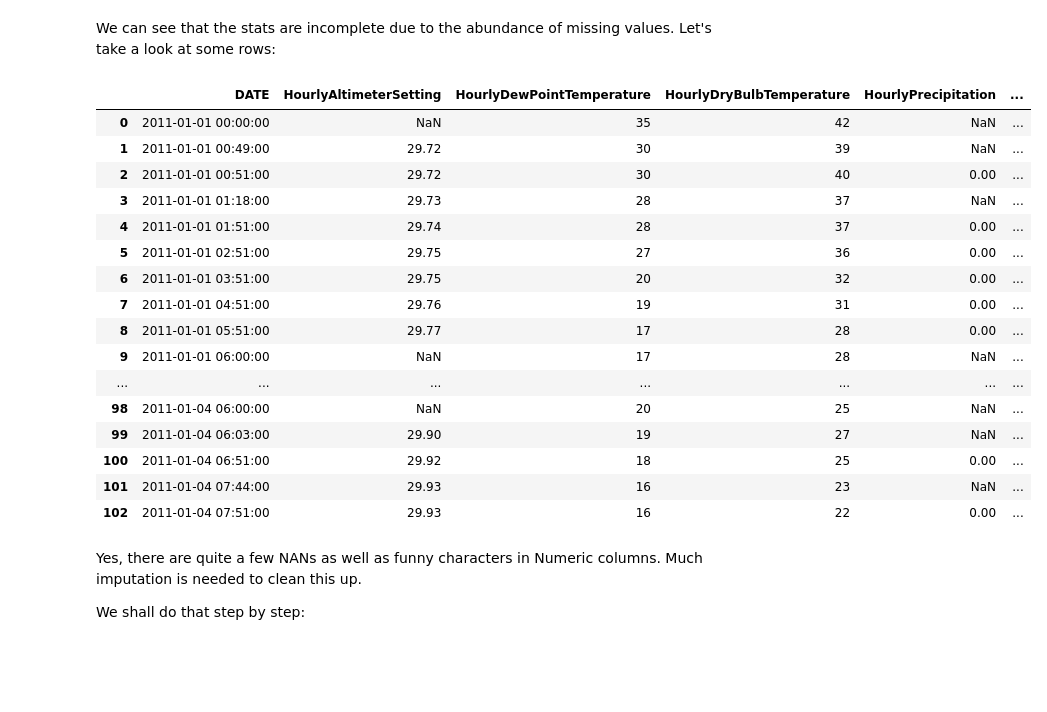
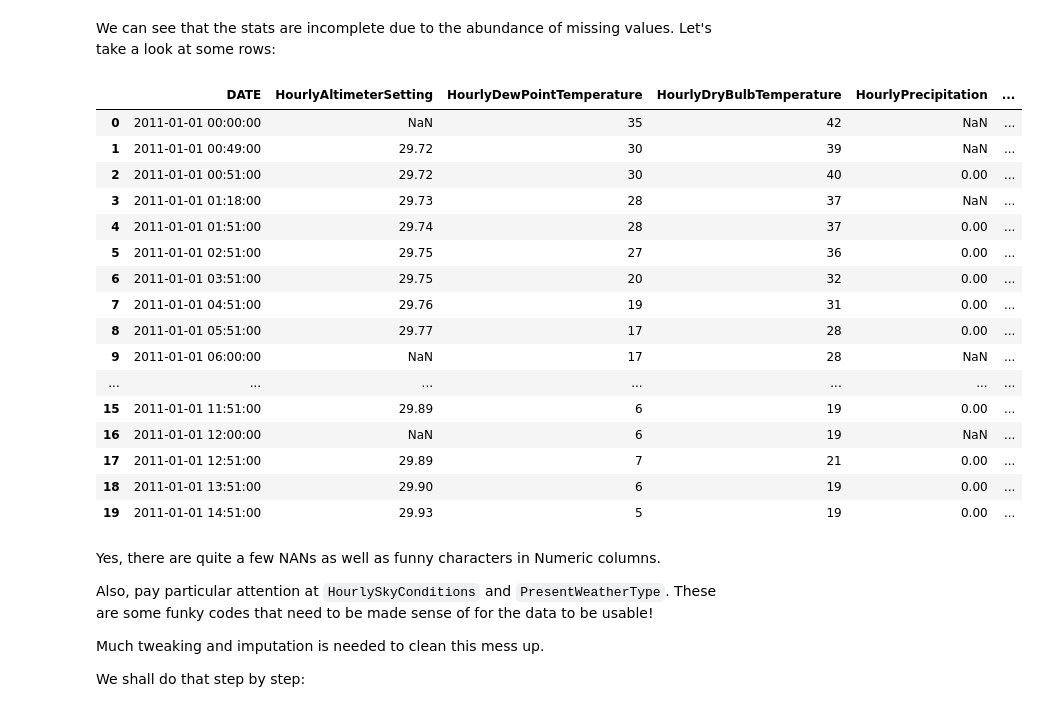
Before and after one commit to sergeypine/WeatherLearner, a Jupyter notebook: data-processing/data-wrangling.ipynb, the cells around one changed output. Drawn from its saved outputs; the diff is of its cells as text; code cells hidden in the pictures; blank space fills up the shorter version.

Commit message:
Complete Data Wrangling Notebook

```diff
--- a/data-processing/data-wrangling.ipynb
+++ b/data-processing/data-wrangling.ipynb
@@ -78,27 +78,31 @@ raw_df.describe(include = 'all', datetime_is_numeric=True)
 We can see that the stats are incomplete due to the abundance of missing values. Let's take a look at some rows:
 # %%
 pd.set_option('display.max_rows', 100)
-raw_df.head(100)
+raw_df.head(20)
 # %% [output]
 |  | DATE | HourlyAltimeterSetting | HourlyDewPointTemperature | HourlyDryBulbTemperature | HourlyPrecipitation | ... |
 | 0 | 2011-01-01 00:00:00 | NaN | 35 | 42 | NaN | ... |
 | 1 | 2011-01-01 00:49:00 | 29.72 | 30 | 39 | NaN | ... |
 | 2 | 2011-01-01 00:51:00 | 29.72 | 30 | 40 | 0.00 | ... |
 | 3 | 2011-01-01 01:18:00 | 29.73 | 28 | 37 | NaN | ... |
 | 4 | 2011-01-01 01:51:00 | 29.74 | 28 | 37 | 0.00 | ... |
 | 5 | 2011-01-01 02:51:00 | 29.75 | 27 | 36 | 0.00 | ... |
 | 6 | 2011-01-01 03:51:00 | 29.75 | 20 | 32 | 0.00 | ... |
 | 7 | 2011-01-01 04:51:00 | 29.76 | 19 | 31 | 0.00 | ... |
 | 8 | 2011-01-01 05:51:00 | 29.77 | 17 | 28 | 0.00 | ... |
 | 9 | 2011-01-01 06:00:00 | NaN | 17 | 28 | NaN | ... |
 | ... | ... | ... | ... | ... | ... | ... |
-| 98 | 2011-01-04 06:00:00 | NaN | 20 | 25 | NaN | ... |
-| 99 | 2011-01-04 06:03:00 | 29.90 | 19 | 27 | NaN | ... |
-| 100 | 2011-01-04 06:51:00 | 29.92 | 18 | 25 | 0.00 | ... |
-| 101 | 2011-01-04 07:44:00 | 29.93 | 16 | 23 | NaN | ... |
-| 102 | 2011-01-04 07:51:00 | 29.93 | 16 | 22 | 0.00 | ... |
+| 15 | 2011-01-01 11:51:00 | 29.89 | 6 | 19 | 0.00 | ... |
+| 16 | 2011-01-01 12:00:00 | NaN | 6 | 19 | NaN | ... |
+| 17 | 2011-01-01 12:51:00 | 29.89 | 7 | 21 | 0.00 | ... |
+| 18 | 2011-01-01 13:51:00 | 29.90 | 6 | 19 | 0.00 | ... |
+| 19 | 2011-01-01 14:51:00 | 29.93 | 5 | 19 | 0.00 | ... |
 # %% [markdown]
-Yes, there are quite a few NANs as well as funny characters in Numeric columns. Much imputation is needed to clean this up.
+Yes, there are quite a few NANs as well as funny characters in Numeric columns.
+
+Also, pay particular attention at `HourlySkyConditions` and `PresentWeatherType`. These are some funky codes that need to be made sense of for the data to be usable!
+
+Much tweaking and imputation is needed to clean this mess up.
 
 We shall do that step by step:
 # %%
```
Also changed, not shown: parts of 43 cells of this notebook.
